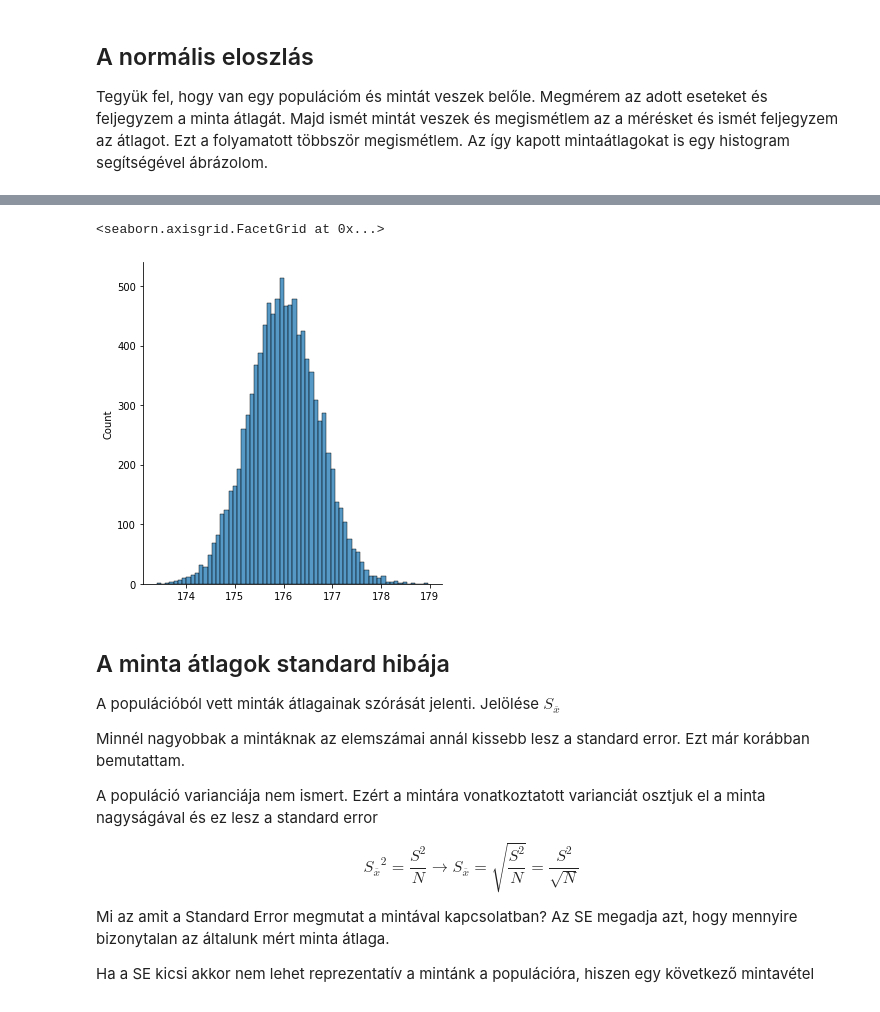
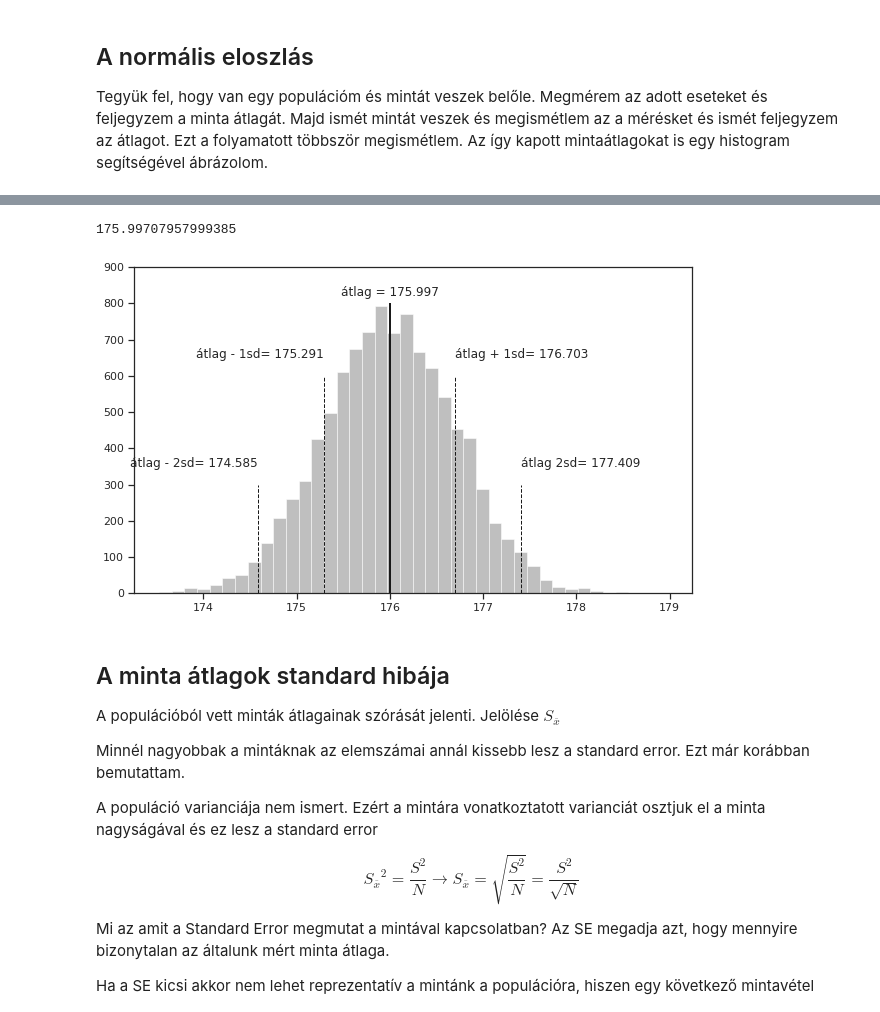
Before and after one commit to JoDeMiro/Statistics, a Jupyter notebook: Python_Statistics_01.ipynb, the cells around one changed output, grey strips where cells are left out. Saved outputs shown, nothing was run; the diff lists cells and outputs as text; code cells hidden in the pictures.

```diff
--- a/Python_Statistics_01.ipynb
+++ b/Python_Statistics_01.ipynb
@@ -2535,8 +2526,26 @@ plt.show()
-# %%
-sns.displot(samples_average, discrete=False)
-# %% [output]
-<seaborn.axisgrid.FacetGrid at 0x...>
-[figure, removed]
+# %%
+samples_average.mean()
+# %% [output]
+175.99707957999385
+# %%
+plt.figure(figsize=(10,6))
+mean = samples_average.mean()
+std  = samples_average.std()
+plt.hist(samples_average, 40, density = False, lw = 1, color = 'gray', alpha = 0.5)
+plt.vlines(mean, 0, 800, linestyles='-', lw=2)
+plt.vlines(mean + std, 0, 600, linestyles= '--', lw=1)
+plt.vlines(mean - std, 0, 600, linestyles='--', lw=1)
+plt.vlines(mean + 2*std, 0, 300, linestyles= '--', lw=1)
+plt.vlines(mean - 2*std, 0, 300, linestyles='--', lw=1)
+plt.text(mean, 820, 'átlag = ' + str(round(mean,3)), horizontalalignment='center')
+plt.text(mean + std, 650, 'átlag + 1sd= ' + str(round(mean + std,3)), horizontalalignment='left')
+plt.text(mean - std, 650, 'átlag - 1sd= ' + str(round(mean - std,3)), horizontalalignment='right')
+plt.text(mean + 2*std, 350, 'átlag 2sd= ' + str(round(mean + 2*std,3)), horizontalalignment='left')
+plt.text(mean - 2*std, 350, 'átlag - 2sd= ' + str(round(mean - 2*std,3)), horizontalalignment='right')
+plt.ylim(0, 900)
+plt.show()
+# %% [output]
+[figure, added]
 # %% [markdown]
 ## A minta átlagok standard hibája
 
```
Also changed, not shown: parts of 44 cells of this notebook.
